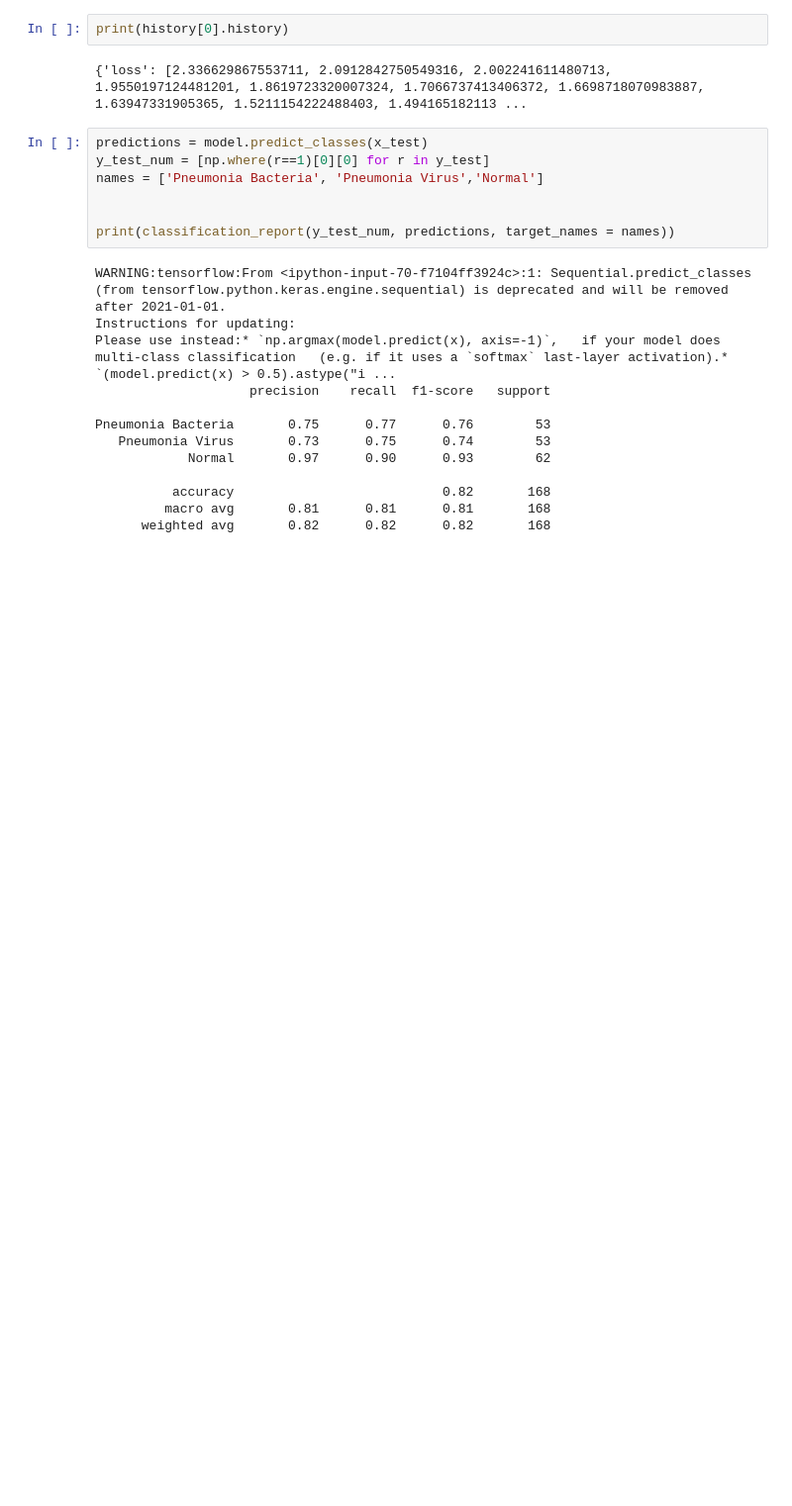
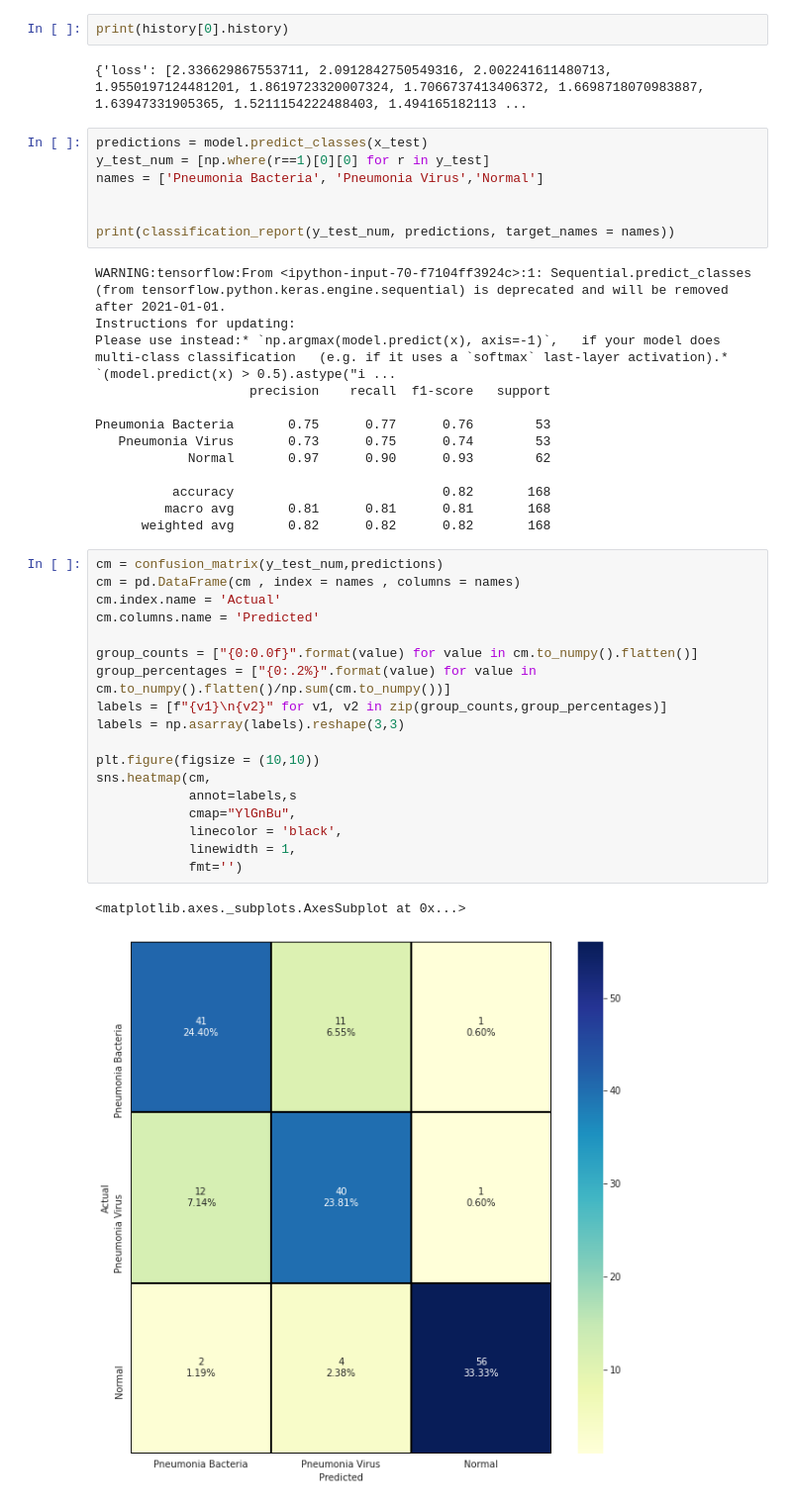
Before and after one commit to Kshitij879/PnemoniaDetection, a Jupyter notebook: Pneumonia_Detection_model(via Sequential).ipynb, the cells around one changed output. Shown: that part at 99% size. Cells and saved outputs as stored; diff of their text form; blank space fills up the shorter version.

Commit message:
heatmap added

```diff
--- a/Pneumonia_Detection_model(via Sequential).ipynb
+++ b/Pneumonia_Detection_model(via Sequential).ipynb
@@ -367,3 +367,24 @@ Pneumonia Bacteria       0.75      0.77      0.76        53
           accuracy                           0.82       168
          macro avg       0.81      0.81      0.81       168
       weighted avg       0.82      0.82      0.82       168
+# %%
+cm = confusion_matrix(y_test_num,predictions)
+cm = pd.DataFrame(cm , index = names , columns = names)
+cm.index.name = 'Actual'
+cm.columns.name = 'Predicted'
+
+group_counts = ["{0:0.0f}".format(value) for value in cm.to_numpy().flatten()]
+group_percentages = ["{0:.2%}".format(value) for value in cm.to_numpy().flatten()/np.sum(cm.to_numpy())]
+labels = [f"{v1}\n{v2}" for v1, v2 in zip(group_counts,group_percentages)]
+labels = np.asarray(labels).reshape(3,3)
+
+plt.figure(figsize = (10,10))
+sns.heatmap(cm,
+            annot=labels,s
+            cmap="YlGnBu",
+            linecolor = 'black',
+            linewidth = 1,
+            fmt='')
+# %% [output]
+<matplotlib.axes._subplots.AxesSubplot at 0x...>
+[figure, added]
```
